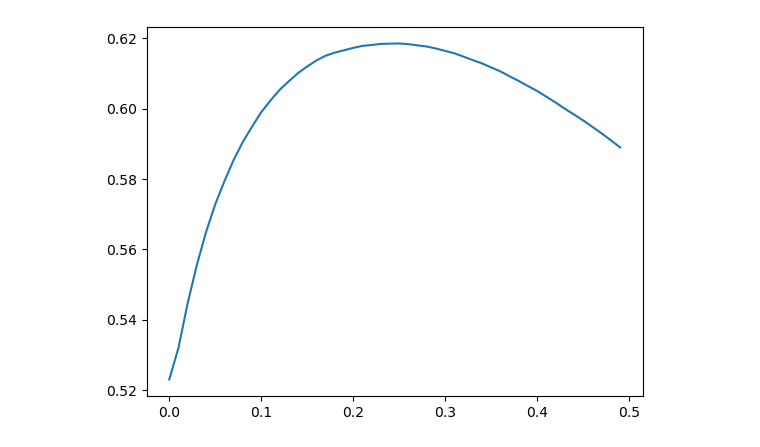
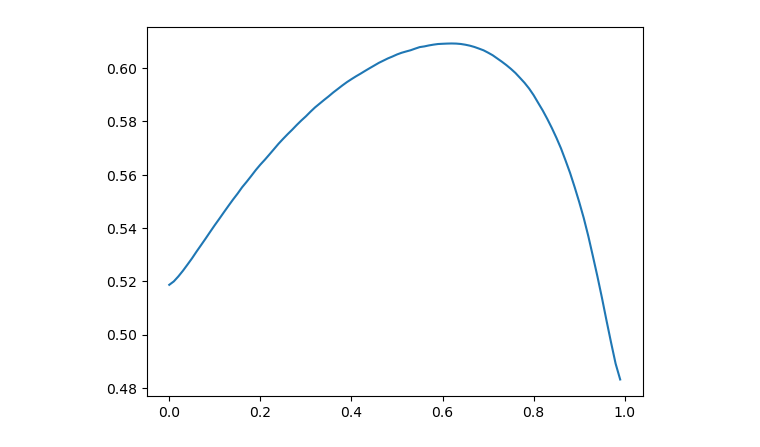
Before and after one commit to curlsloth/Capstone_Spotify-Sequential-Skip-Prediction, a Jupyter notebook: notebooks/14_LightGBM_predict.ipynb, the cells around one changed output. Drawn from its saved outputs; the diff is of its cells as text; code cells hidden in the pictures.

Commit message:
run date specific training

```diff
--- a/notebooks/14_LightGBM_predict.ipynb
+++ b/notebooks/14_LightGBM_predict.ipynb
@@ -58,3 +84,5 @@ random.Random(23).shuffle(file_list) # randomly shuffle the list
+# %%
+file_list = ['../data/raw/training_set/log_0_20180918_000000000000.csv']
 # %%
 def prep_dfs_eval(file, tf_df):
     log_df = pd.read_csv(file)
@@ -151,0 +155,24 @@ Runtime per batch: 91.27s
+# %%
+from timeit import default_timer as timer #to see how long the computation will take
+
+df_lookup_list = []
+for file in file_list[0:1]:
+    start = timer()
+    df_lookup_list.append(prep_dfs_eval(file, tf_df))
+
+df_lookup = pd.concat(df_lookup_list)
+df_lookup = df_lookup.merge(tf_df.drop(columns = ['key','time_signature','mode']))
+
+# check whether the column names match with the previous training set
+prev_feature_names = lgb.Booster(model_file='../models/SVD/LightGBM_BayesOpt_dec17/LightGBM_incremental_training_dec19/boost_20180918.txt').feature_name()
+if bool(set(prev_feature_names) - set(df_lookup.columns)): # if there are missing columns
+    df_lookup[list(set(prev_feature_names) - set(df_lookup.columns))] = 0 # add the missed columns with 0
+
+df_lookup.sort_values(['session_id','session_position'], inplace = True)
+X = df_lookup.drop(columns = ['session_id','track_id_clean','skip_2']).to_numpy()
+
+# bst = lgb.Booster(model_file='../models/SVD/LightGBM_BayesOpt_dec17/LightGBM_incremental_training_dec19/boost10.txt')  # init model
+bst = lgb.Booster(model_file='../models/SVD/LightGBM_BayesOpt_dec17/LightGBM_incremental_training_dec19/boost_20180918.txt')  # init model
+
+ypred = bst.predict(X)
+print('Runtime per batch: %0.2fs' % (timer() - start))
@@ -237,7 +264,7 @@ array([0.13084307, 0.11095888, 0.10447195, ..., 0.45948538, 0.46384294,
 # %%
 from sklearn.metrics import accuracy_score
 acc = []
-for x in np.arange(0,0.5,0.01):
+for x in np.arange(0,1,0.01):
     acc.append(accuracy_score(ypred>x, ytrue*1))
 # %%
 max(acc)
@@ -251,9 +278,9 @@ max_index
 # %%
 import matplotlib.pyplot as plt
-plt.plot(np.arange(0,0.5,0.01), acc)
+plt.plot(np.arange(0,1,0.01), acc)
 plt.show()
 # %% [output]
-[figure, old version]
+[figure, new version]
 # %%
 ## evaludation functions
 
```
Also changed, not shown: parts of 17 cells of this notebook, 46 other files.
